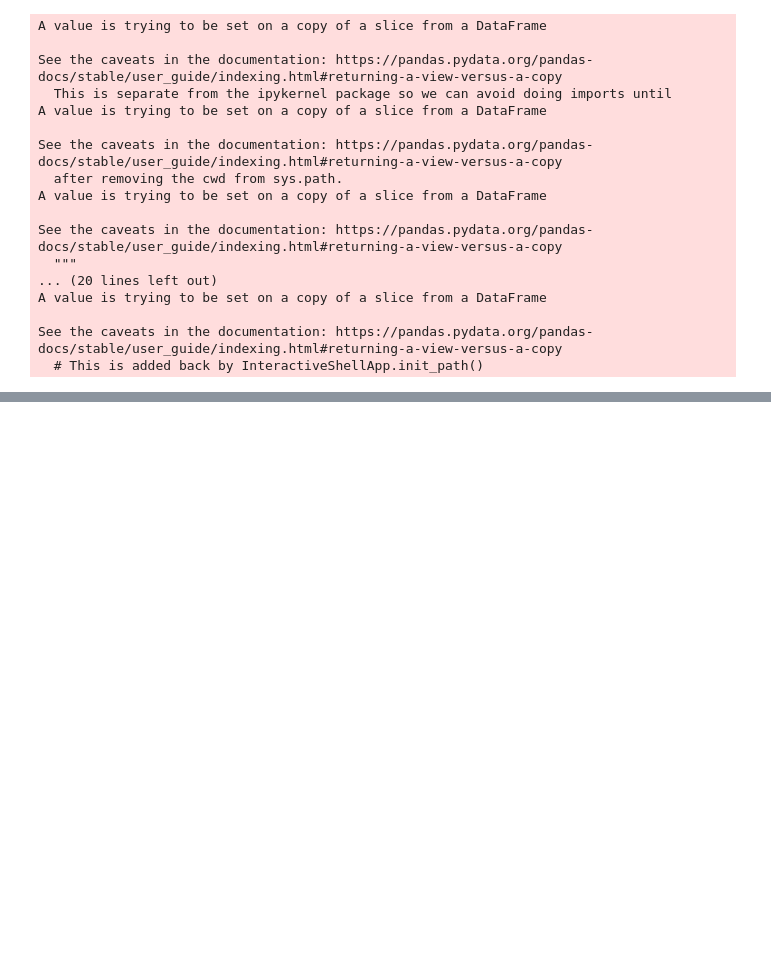
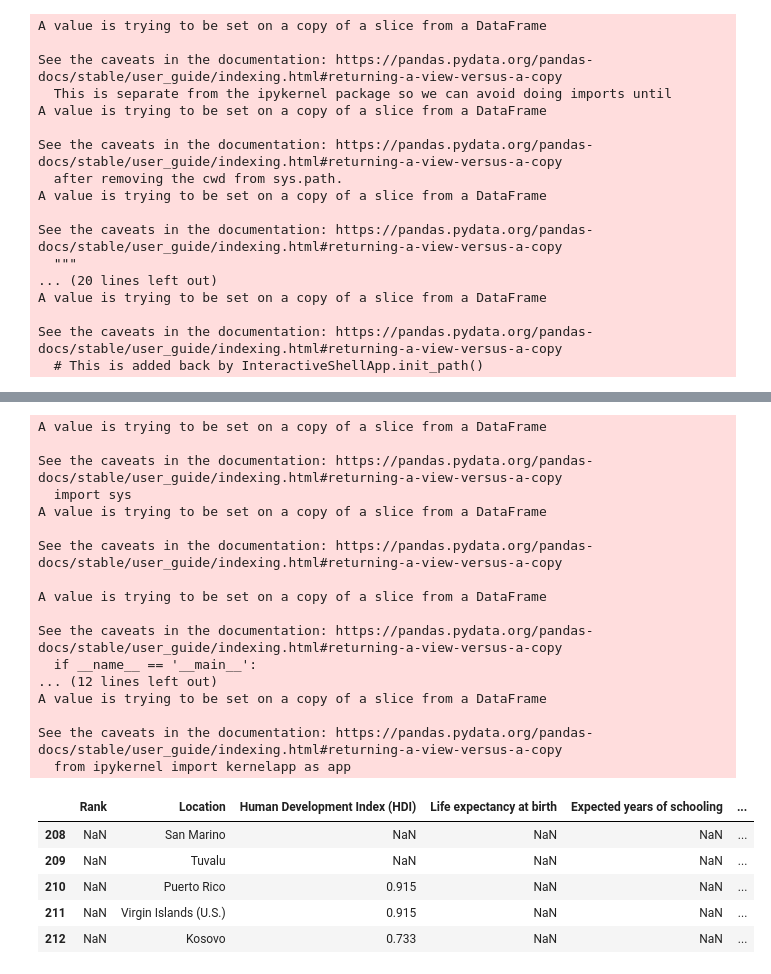
Before and after one commit to lubib/Group_3_final_project, a Jupyter notebook: data_cleaning.ipynb, the cells around one changed output, grey strips where cells are left out. Cells and saved outputs as stored; diff of their text form; code cells hidden in the pictures; blank space fills up the shorter version.

```diff
--- a/data_cleaning.ipynb
+++ b/data_cleaning.ipynb
@@ -330,3 +382,45 @@ See the caveats in the documentation: https://pandas.pydata.org/pandas-docs/stab
+# %%
+# Adding 3 blank rows
+for i in range(3):
+    hdi_df = hdi_df.append(pd.Series(), ignore_index=True)
+
+# Adding countries; setting Puerto Rico and Virgin Islands HDI equal to USA (they are US territories);
+# Setting Kosovo equal to Albania (Kosovo is approx 90-95% ethnic Albanian)
+hdi_df["Location"][210] = "Puerto Rico"
+hdi_df["Human Development Index (HDI) "][210] = hdi_df["Human Development Index (HDI) "][7]
+hdi_df["Location"][211] = "Virgin Islands (U.S.)"
+hdi_df["Human Development Index (HDI) "][211] = hdi_df["Human Development Index (HDI) "][7]
+hdi_df["Location"][212] = "Kosovo"
+hdi_df["Human Development Index (HDI) "][212] = hdi_df["Human Development Index (HDI) "][86]
+
+# Setting North Korea equal to the East Asia and the Pacific estimate given by HDI data
+hdi_df["Human Development Index (HDI) "][196] = hdi_df["Human Development Index (HDI) "][200]
+
+hdi_df.tail()
+# %% [output]
+A value is trying to be set on a copy of a slice from a DataFrame
+
+See the caveats in the documentation: https://pandas.pydata.org/pandas-docs/stable/user_guide/indexing.html#returning-a-view-versus-a-copy
+  import sys
+A value is trying to be set on a copy of a slice from a DataFrame
+
+See the caveats in the documentation: https://pandas.pydata.org/pandas-docs/stable/user_guide/indexing.html#returning-a-view-versus-a-copy
+
+A value is trying to be set on a copy of a slice from a DataFrame
+
+See the caveats in the documentation: https://pandas.pydata.org/pandas-docs/stable/user_guide/indexing.html#returning-a-view-versus-a-copy
+  if __name__ == '__main__':
+... (12 lines left out)
+A value is trying to be set on a copy of a slice from a DataFrame
+
+See the caveats in the documentation: https://pandas.pydata.org/pandas-docs/stable/user_guide/indexing.html#returning-a-view-versus-a-copy
+  from ipykernel import kernelapp as app
+|  | Rank | Location | Human Development Index (HDI) | Life expectancy at birth | Expected years of schooling | ... |
+| 208 | NaN | San Marino | NaN | NaN | NaN | ... |
+| 209 | NaN | Tuvalu | NaN | NaN | NaN | ... |
+| 210 | NaN | Puerto Rico | 0.915 | NaN | NaN | ... |
+| 211 | NaN | Virgin Islands (U.S.) | 0.915 | NaN | NaN | ... |
+| 212 | NaN | Kosovo | 0.733 | NaN | NaN | ... |
 # %%
 # Setting filepaths for clean data
 cleanpath_population = "clean_data/world_population.csv"
```
Also changed, not shown: parts of 2 cells of this notebook, 3 other files.
